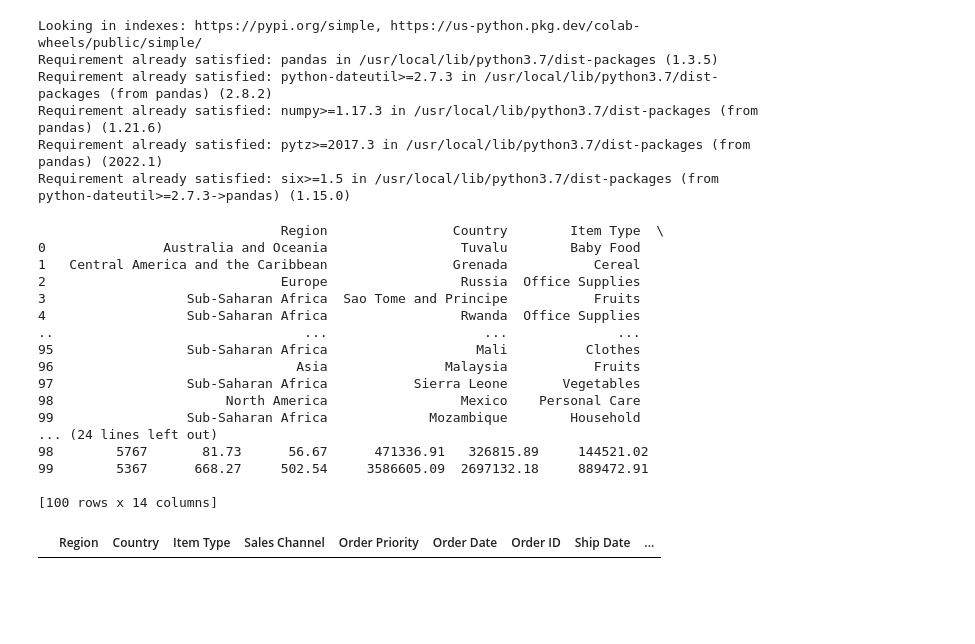
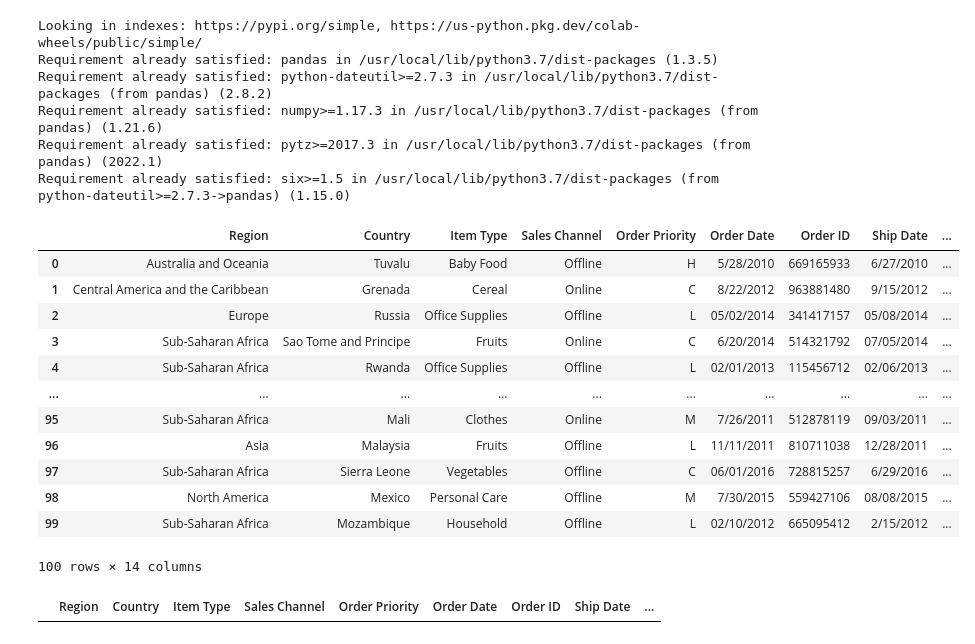
Before and after one commit to aicha001/Assessment-3, a Jupyter notebook: Question2.ipynb, the cells around one changed output. Drawn from its saved outputs; the diff is of its cells as text; code cells hidden in the pictures; blank space fills up the shorter version.

```diff
--- a/Question2.ipynb
+++ b/Question2.ipynb
@@ -11,31 +11,28 @@ Requirement already satisfied: numpy>=1.17.3 in /usr/local/lib/python3.7/dist-pa
 Requirement already satisfied: pytz>=2017.3 in /usr/local/lib/python3.7/dist-packages (from pandas) (2022.1)
 Requirement already satisfied: six>=1.5 in /usr/local/lib/python3.7/dist-packages (from python-dateutil>=2.7.3->pandas) (1.15.0)
 # %%
-#importing pandas and matplotlib functions
-import pandas as pd
+#importing pandas and matplotlib and reading data from database elp_sales.
+import pandas
+import matplotlib
 import matplotlib.pyplot as plt
+database=pandas.read_csv("elp_sales.csv")
-# %%
-#Reading data from elp_sales database
-database_sales= pd.read_csv("elp_sales.csv")
-print(database_sales)
-# %% [output]
-                               Region                Country        Item Type  \
-0               Australia and Oceania                 Tuvalu        Baby Food
-1   Central America and the Caribbean                Grenada           Cereal
-2                              Europe                 Russia  Office Supplies
-3                  Sub-Saharan Africa  Sao Tome and Principe           Fruits
-4                  Sub-Saharan Africa                 Rwanda  Office Supplies
-..                                ...                    ...              ...
-95                 Sub-Saharan Africa                   Mali          Clothes
-96                               Asia               Malaysia           Fruits
-97                 Sub-Saharan Africa           Sierra Leone       Vegetables
-98                      North America                 Mexico    Personal Care
-99                 Sub-Saharan Africa             Mozambique        Household
-... (24 lines left out)
-98        5767       81.73      56.67      471336.91   326815.89     144521.02
-99        5367      668.27     502.54     3586605.09  2697132.18     889472.91
-
-[100 rows x 14 columns]
+# %%
+#Deriving table
+database
+# %% [output]
+|  | Region | Country | Item Type | Sales Channel | Order Priority | Order Date | Order ID | Ship Date | ... |
+| 0 | Australia and Oceania | Tuvalu | Baby Food | Offline | H | 5/28/2010 | 669165933 | 6/27/2010 | ... |
+| 1 | Central America and the Caribbean | Grenada | Cereal | Online | C | 8/22/2012 | 963881480 | 9/15/2012 | ... |
+| 2 | Europe | Russia | Office Supplies | Offline | L | 05/02/2014 | 341417157 | 05/08/2014 | ... |
+| 3 | Sub-Saharan Africa | Sao Tome and Principe | Fruits | Online | C | 6/20/2014 | 514321792 | 07/05/2014 | ... |
+| 4 | Sub-Saharan Africa | Rwanda | Office Supplies | Offline | L | 02/01/2013 | 115456712 | 02/06/2013 | ... |
+| ... | ... | ... | ... | ... | ... | ... | ... | ... | ... |
+| 95 | Sub-Saharan Africa | Mali | Clothes | Online | M | 7/26/2011 | 512878119 | 09/03/2011 | ... |
+| 96 | Asia | Malaysia | Fruits | Offline | L | 11/11/2011 | 810711038 | 12/28/2011 | ... |
+| 97 | Sub-Saharan Africa | Sierra Leone | Vegetables | Offline | C | 06/01/2016 | 728815257 | 6/29/2016 | ... |
+| 98 | North America | Mexico | Personal Care | Offline | M | 7/30/2015 | 559427106 | 08/08/2015 | ... |
+| 99 | Sub-Saharan Africa | Mozambique | Household | Offline | L | 02/10/2012 | 665095412 | 2/15/2012 | ... |
+100 rows × 14 columns
 # %%
 #Filtering data of only Oceania and Australia from the above database_sales
 database_sales.columns
```
